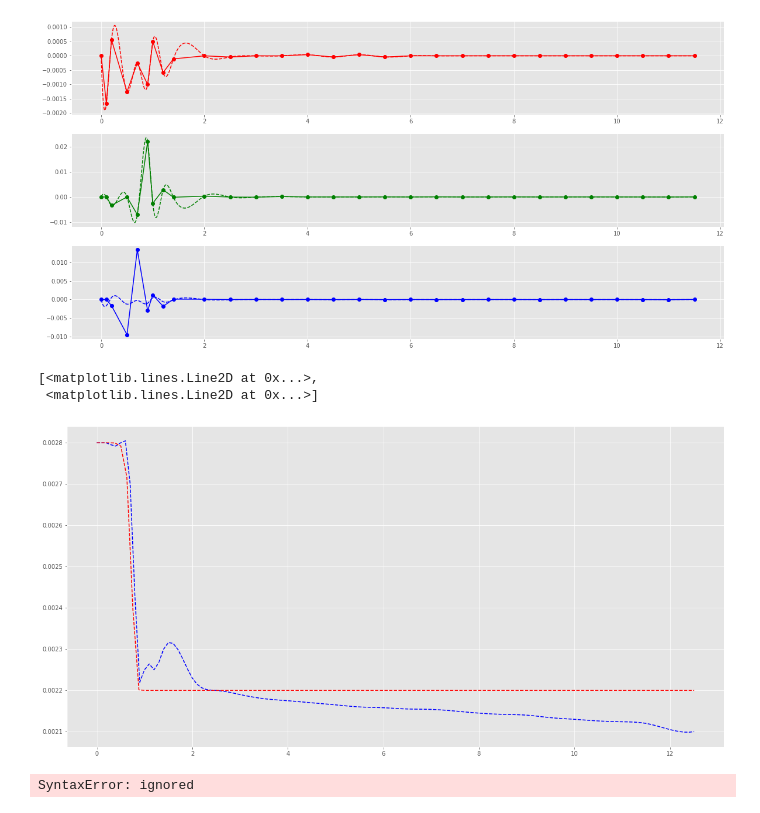
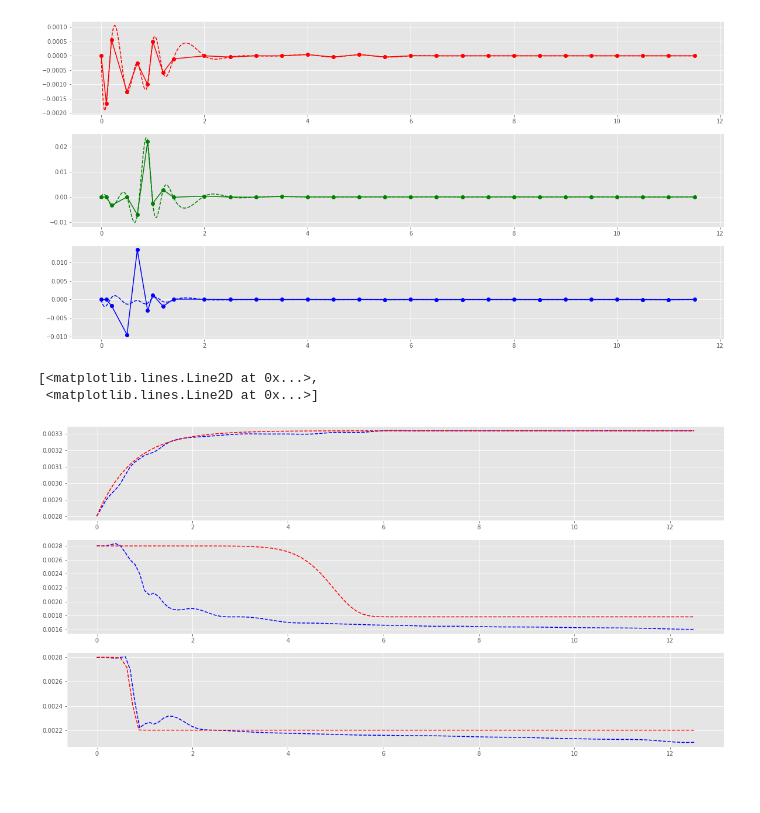
Before and after one commit to Blessing-Mvana-Nhlozi/Physics-Hons-Project, a Jupyter notebook: Gas_Sensor_Conductivity_Simulation.ipynb, the cells around one changed output. Cells and saved outputs as stored; diff of their text form; code cells hidden in the pictures.

```diff
--- a/Gas_Sensor_Conductivity_Simulation.ipynb
+++ b/Gas_Sensor_Conductivity_Simulation.ipynb
@@ -229,15 +231,16 @@ def g(a,b,c,t=np.linspace(0,12.5,100)):
    d=-(t/b)**c
    f=e**d
    return a*f + (0.0028-a)
-# %%
-plt.plot(xnew, f3(xnew), 'b--', t,g(0.0006,0.75,11),'r--')
-# %% [output]
-[<matplotlib.lines.Line2D at 0x...>,
- <matplotlib.lines.Line2D at 0x...>]
-[figure, removed]
-# %%
-def g(a,b,c=2,t):
-  d=-0.5*(t/b)**c
-  f
-# %% [output]
-SyntaxError: ignored
+# %%
+subplot(311)
+plt.plot(xnew, f1(xnew), 'b--', t,g(-0.00052,0.75,1),'r--')
+
+subplot(312)
+plt.plot(xnew, f2(xnew), 'b--', t,g(0.00102,5,11),'r--')
+
+subplot(313)
+plt.plot(xnew, f3(xnew), 'b--', t,g(0.0006,0.75,11),'r--')
+# %% [output]
+[<matplotlib.lines.Line2D at 0x...>,
+ <matplotlib.lines.Line2D at 0x...>]
+[figure, added]
```
Also changed, not shown: parts of 1 cell of this notebook.
